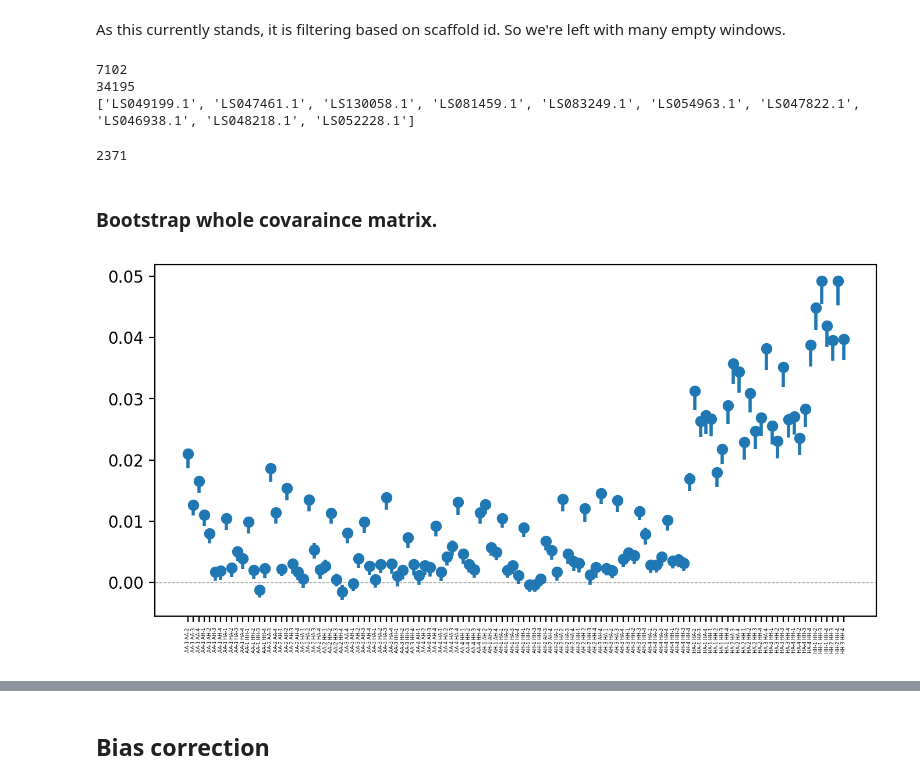
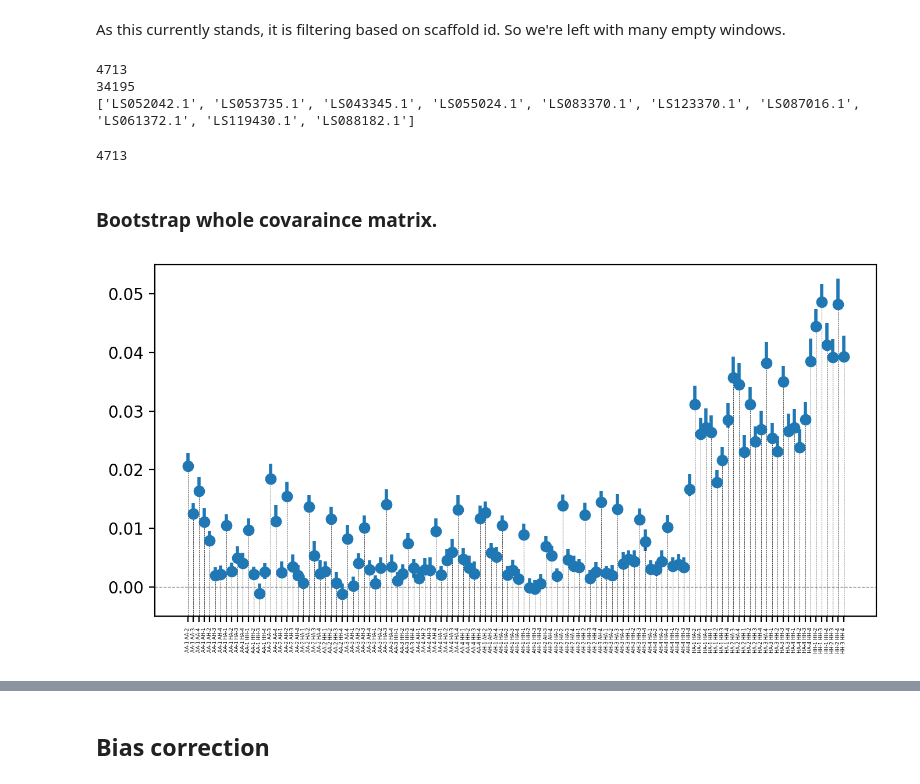
Before and after one commit to rsbrennan/tonsa_25_gen_ER, a Jupyter notebook: scripts/cvtk/notebooks/tonsa.ipynb, the cells around one changed output, grey strips where cells are left out. Cells and saved outputs as stored; diff of their text form; code cells hidden in the pictures.

```diff
--- a/scripts/cvtk/notebooks/tonsa.ipynb
+++ b/scripts/cvtk/notebooks/tonsa.ipynb
@@ -244,7 +235,7 @@ plt.show()
 As this currently stands, it is filtering based on scaffold id. So we're left with many empty windows.
 # %%
 #d.tile_df['uniqid'] = d.tile_df['seqid'] + "_" + d.tile_df['midpoint'].astype(str)
-min_sites = 3
+min_sites = 10
 keep_seqids = list(set([str(chr) for chr, indices in zip(d.tile_df['seqid'], d.tile_indices) if len(indices) > min_sites]))
 #sel_chrs = ['24', '1', '9', '15']
 #sel_chrs = ['24']
@@ -257,14 +248,15 @@ print(len(d.tile_indices))
 
 print(keep_seqids[0:10])
 # %% [output]
-7102
+4713
 34195
-['LS049199.1', 'LS047461.1', 'LS130058.1', 'LS081459.1', 'LS083249.1', 'LS054963.1', 'LS047822.1', 'LS046938.1', 'LS048218.1', 'LS052228.1']
+['LS052042.1', 'LS053735.1', 'LS043345.1', 'LS055024.1', 'LS083370.1', 'LS123370.1', 'LS087016.1', 'LS061372.1', 'LS119430.1', 'LS088182.1']
 # %%
 exclude_seqids = list(set(d.gintervals.keys()) - set(keep_seqids))
-len(exclude_seqids)
+#len(exclude_seqids)
+len(keep_seqids)
 # %% [output]
-2371
+4713
 # %% [markdown]
 ### Bootstrap whole covaraince matrix.
 # %%
@@ -274,20 +266,24 @@ gw_covs_cis = d.bootstrap_cov(B=1000, progress_bar=True, keep_seqids=keep_seqids
 # %%
 def rep_cov_plot(cis, labels=''):
     rows, cols = np.triu_indices(cis.shape[1], k=1)
     lower, mean, upper = [cis[i, rows, cols].ravel() for i in np.arange(3)]
     all_labels = [labels[i] + " " + labels[j] for i, j in zip(rows, cols)]
-    lower, upper = lower-mean, mean-upper
+    lower, upper = mean-lower, upper-mean
     bounds = np.stack([lower, upper])
     plt.errorbar(all_labels, mean, yerr=bounds, capsize=0, fmt='o', linewidth=1.5, elinewidth=2)
     plt.axhline(y=0, c='0.6', linewidth=0.5, zorder=-1, linestyle='--')
     plt.xticks(rotation='vertical',fontsize=3)
+    markerline, stemline, baseline, = plt.stem(all_labels, mean,linefmt='k--', bottom = -0.01)
+    plt.setp(stemline, linewidth = 0.25)
+    plt.setp(baseline, 'linewidth', 0)
+    plt.ylim([-0.005, 0.055])
 
 
 sample_names = ['AA-1', 'AA-2', 'AA-3', 'AA-4', 'AH-1', 'AH-2', 'AH-3', 'AH-4', 'HA-1', 'HA-2', 'HA-3', 'HA-4', 'HH-1', 'HH-2', 'HH-3', 'HH-4' ]
 
 rep_cov_plot(gw_covs_cis, sample_names)
 # %% [output]
-[figure, old version]
+[figure, new version]
 # %%
 pca = FreqPCA(sf.freqs)
 pc_df= pca.to_df()
```
Also changed, not shown: parts of 20 cells of this notebook.
